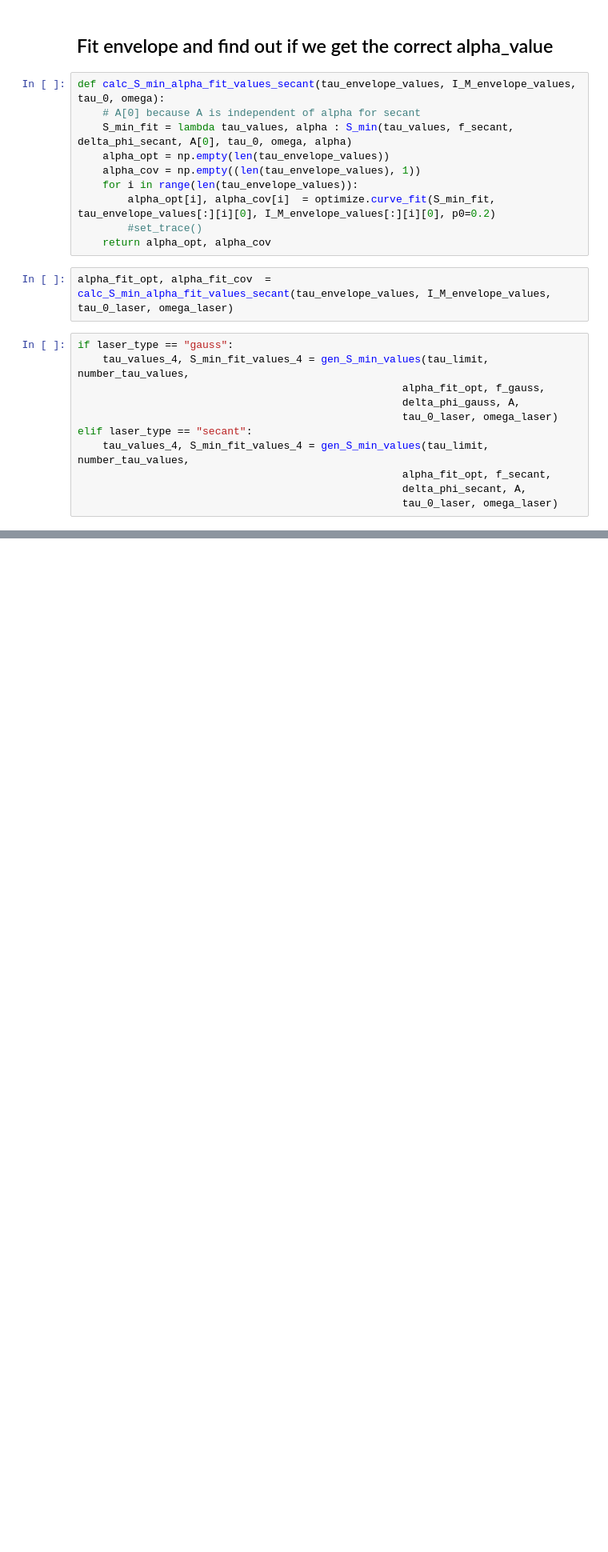
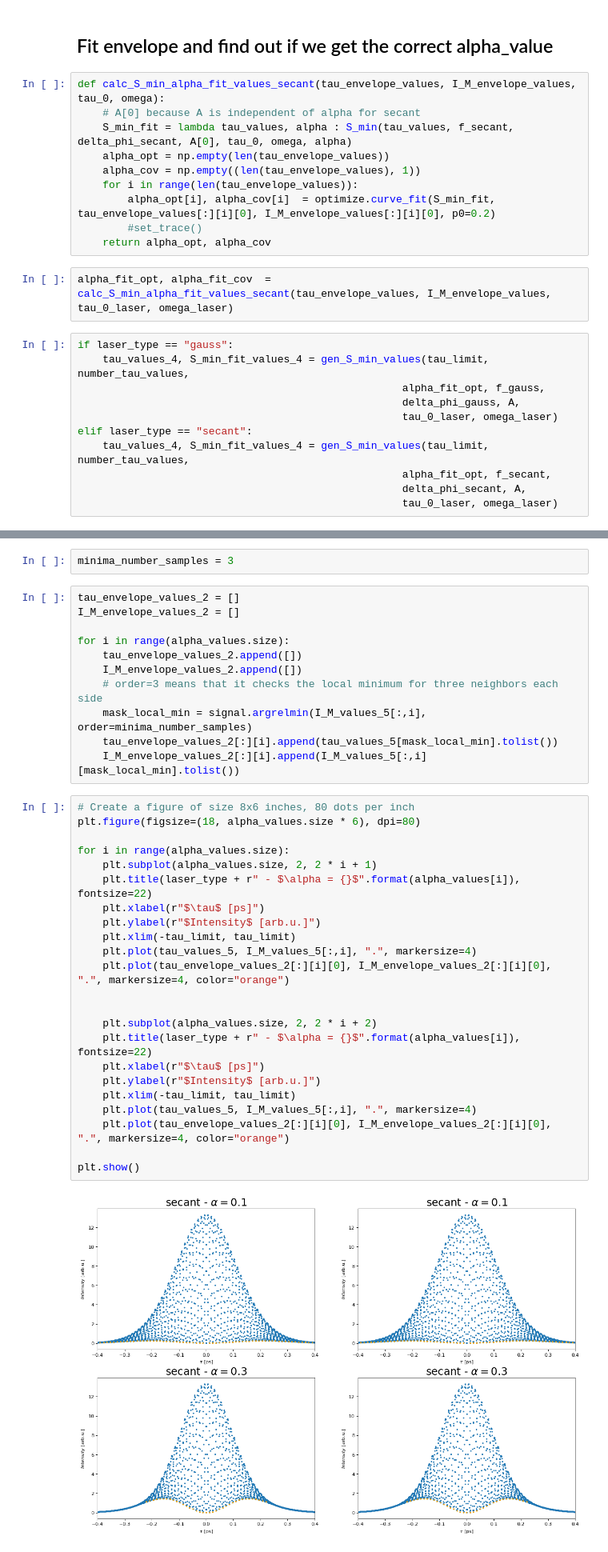
Before and after one commit to JKU-HFP/Chirp-Diagnostic, a Jupyter notebook: Simulating_Optical_Autocorrelation_of_Laser_with_Chirp.ipynb, the cells around one changed output, grey strips where cells are left out. Shown at 80% size. Cells and saved outputs as stored; diff of their text form; blank space fills up the shorter version.

```diff
--- a/Simulating_Optical_Autocorrelation_of_Laser_with_Chirp.ipynb
+++ b/Simulating_Optical_Autocorrelation_of_Laser_with_Chirp.ipynb
@@ -556,0 +604,38 @@ plt.show()
+# %%
+minima_number_samples = 3
+# %%
+tau_envelope_values_2 = []
+I_M_envelope_values_2 = []
+
+for i in range(alpha_values.size):
+    tau_envelope_values_2.append([])
+    I_M_envelope_values_2.append([])
+    # order=3 means that it checks the local minimum for three neighbors each side
+    mask_local_min = signal.argrelmin(I_M_values_5[:,i], order=minima_number_samples)
+    tau_envelope_values_2[:][i].append(tau_values_5[mask_local_min].tolist())
+    I_M_envelope_values_2[:][i].append(I_M_values_5[:,i][mask_local_min].tolist())
+# %%
+# Create a figure of size 8x6 inches, 80 dots per inch
+plt.figure(figsize=(18, alpha_values.size * 6), dpi=80)
+
+for i in range(alpha_values.size):
+    plt.subplot(alpha_values.size, 2, 2 * i + 1)
+    plt.title(laser_type + r" - $\alpha = {}$".format(alpha_values[i]), fontsize=22)
+    plt.xlabel(r"$\tau$ [ps]")
+    plt.ylabel(r"$Intensity$ [arb.u.]")
+    plt.xlim(-tau_limit, tau_limit)
+    plt.plot(tau_values_5, I_M_values_5[:,i], ".", markersize=4)
+    plt.plot(tau_envelope_values_2[:][i][0], I_M_envelope_values_2[:][i][0], ".", markersize=4, color="orange")
+
+
+    plt.subplot(alpha_values.size, 2, 2 * i + 2)
+    plt.title(laser_type + r" - $\alpha = {}$".format(alpha_values[i]), fontsize=22)
+    plt.xlabel(r"$\tau$ [ps]")
+    plt.ylabel(r"$Intensity$ [arb.u.]")
+    plt.xlim(-tau_limit, tau_limit)
+    plt.plot(tau_values_5, I_M_values_5[:,i], ".", markersize=4)
+    plt.plot(tau_envelope_values_2[:][i][0], I_M_envelope_values_2[:][i][0], ".", markersize=4, color="orange")
+
+plt.show()
+# %% [output]
+[figure, added]
```
Also changed, not shown: parts of 12 cells of this notebook.
